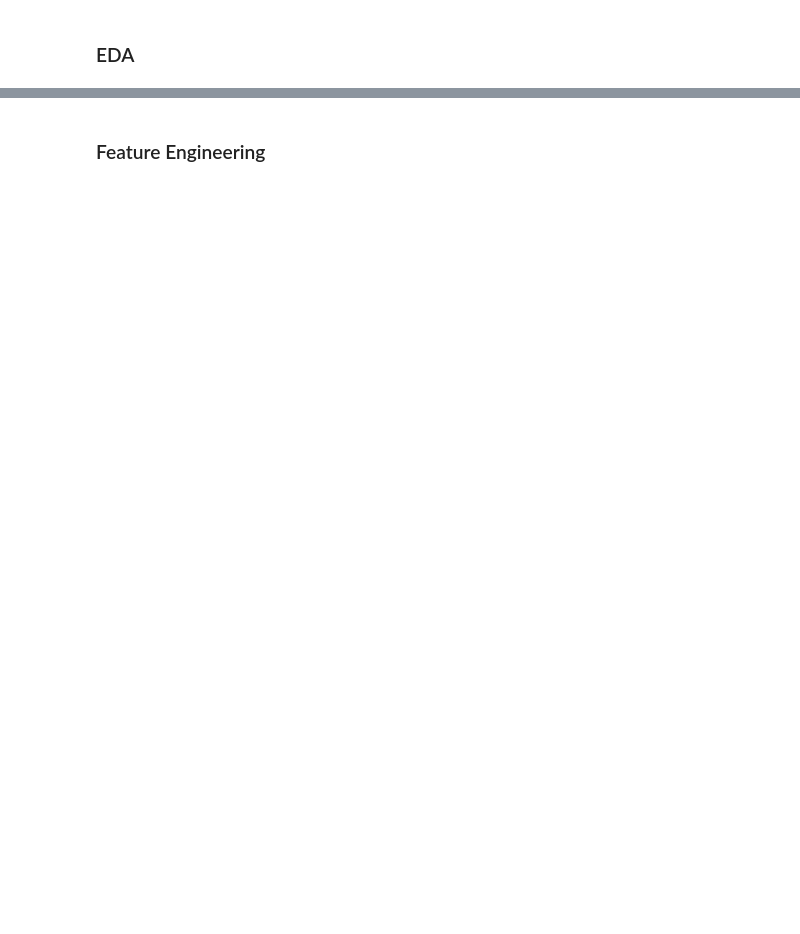
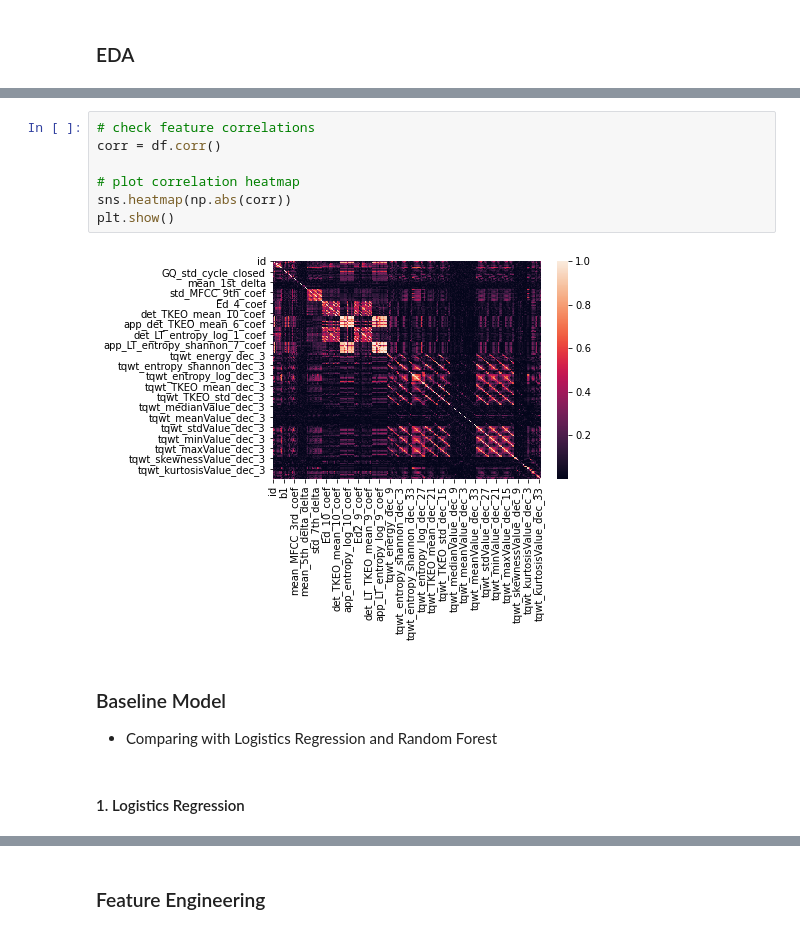
Before and after one commit to chilicola/lhl_parkinson_classification, a Jupyter notebook: parkinson.ipynb, the cells around one changed output, grey strips where cells are left out. Cells and saved outputs as stored; diff of their text form; blank space fills up the shorter version.

Commit message:
final model

```diff
--- a/parkinson.ipynb
+++ b/parkinson.ipynb
@@ -62,0 +86,15 @@ False
+# %%
+# check feature correlations
+corr = df.corr()
+
+# plot correlation heatmap
+sns.heatmap(np.abs(corr))
+plt.show()
+# %% [output]
+[figure, added]
+# %% [markdown]
+### Baseline Model
+
+- Comparing with Logistics Regression and Random Forest
+# %% [markdown]
+#### 1. Logistics Regression
```
Also changed, not shown: parts of 74 cells of this notebook.
